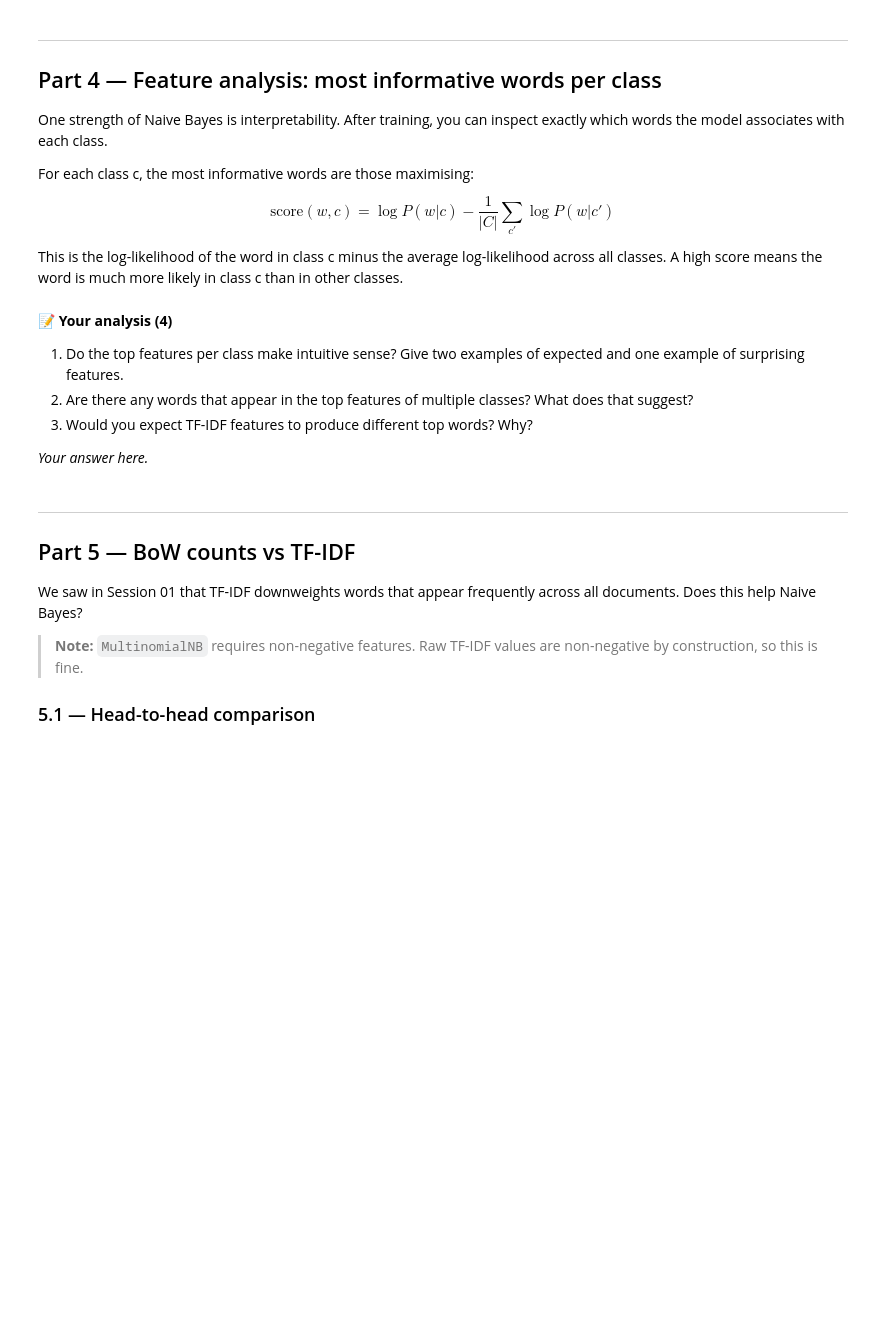
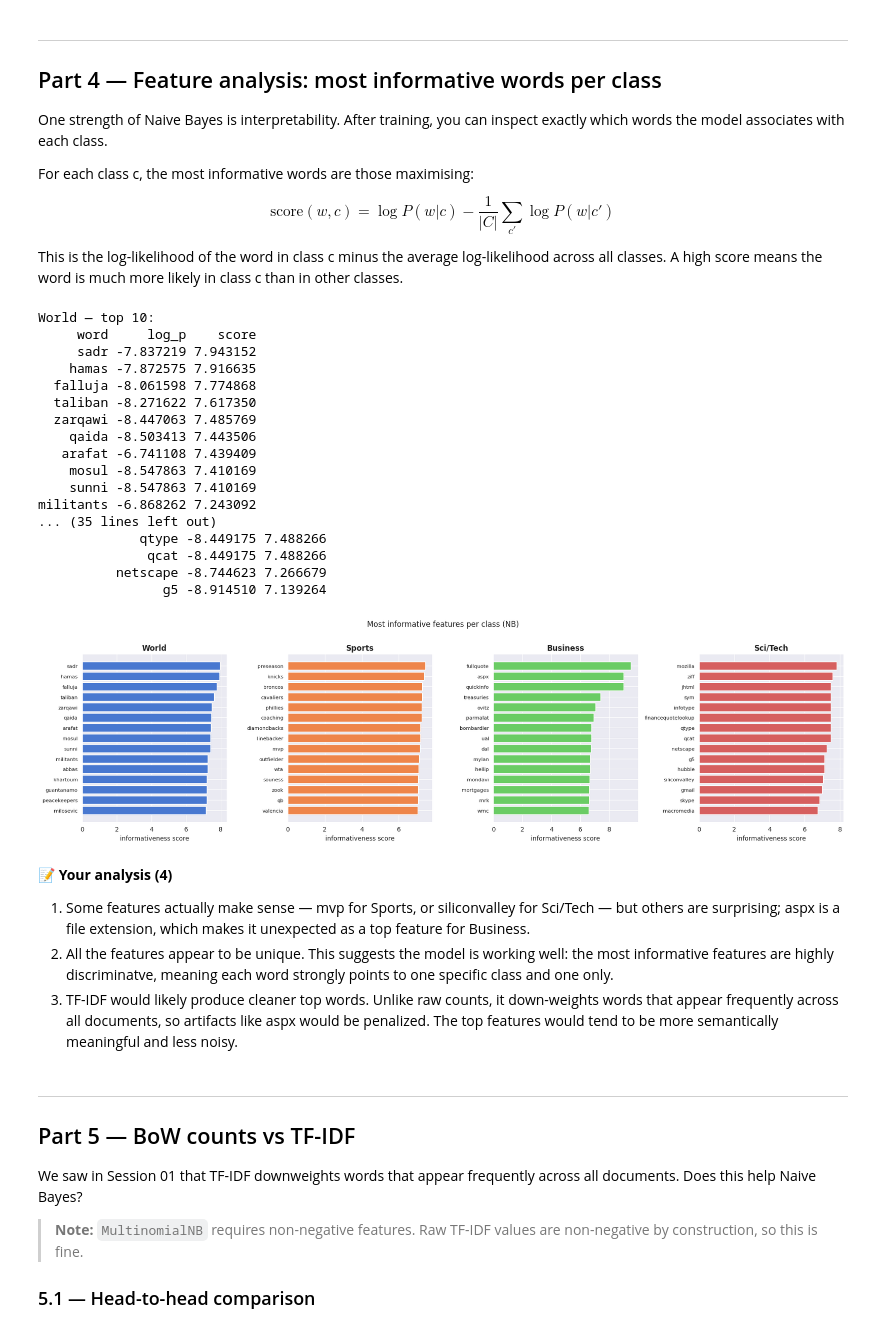
Before and after one commit to simonnaulet/NLP-Course, a Jupyter notebook: src/tp03_classical_models/tp03a_naive_bayes.ipynb, the cells around one changed output. Cells and saved outputs as stored; diff of their text form; code cells hidden in the pictures; blank space fills up the shorter version.

```diff
--- a/src/tp03_classical_models/tp03a_naive_bayes.ipynb
+++ b/src/tp03_classical_models/tp03a_naive_bayes.ipynb
@@ -469,6 +468,7 @@ def build_nb_pipeline(
     alpha: float = 1.0,
     vectorizer: str = "count",
     max_features: int | None = 50_000,
+    ngram_range: tuple[int, int] = (1, 1),
 ) -> Pipeline:
     """Build a sklearn Pipeline: vectoriser → MultinomialNB.
 
@@ -480,6 +480,8 @@ def build_nb_pipeline(
         Which vectoriser to use.
     max_features : int or None
         Maximum vocabulary size. None means no limit.
+    ngram_range : tuple[int, int]
+        (min_n, max_n) range of n-grams to extract. Default is unigrams only.
 
     Returns
     -------
@@ -495,9 +497,9 @@ def build_nb_pipeline(
         raise ValueError(f"vectorizer must be either count or tfidf, got {vectorizer}")
     nb = MultinomialNB(alpha=alpha)
     vect = (
-            CountVectorizer(max_features=max_features)
+            CountVectorizer(max_features=max_features, ngram_range=ngram_range)
             if vectorizer == "count"
-            else TfidfVectorizer(max_features=max_features)
+            else TfidfVectorizer(max_features=max_features, ngram_range=ngram_range)
     )
     return Pipeline([("vect", vect), ("nb", nb)])
 
@@ -659,7 +661,18 @@ def most_informative_features(
     # YOUR CODE HERE
     # Hint: pipeline[0].get_feature_names_out() gives the vocabulary
     # pipeline[1].feature_log_prob_ has shape (n_classes, vocab_size)
-    raise NotImplementedError
+    vocab = pipeline[0].get_feature_names_out()
+    feature_log_prob = pipeline[1].feature_log_prob_
+    scores = feature_log_prob - feature_log_prob.mean(axis=0)
+    result = {}
+    for i, class_name in enumerate(label_names):
+        df = pd.DataFrame({
+            "word": vocab,
+            "log_p": feature_log_prob[i],
+            "score": scores[i],
+        }).sort_values("score", ascending=False).head(n)
+        result[class_name] = df
+    return result
 
 
 def plot_informative_features(
@@ -674,41 +687,58 @@ def plot_informative_features(
         Output of `most_informative_features`.
     n_plot : int
         Number of features to show per class.
     """
     n_classes = len(features)
     fig, axes = plt.subplots(1, n_classes, figsize=(4.5 * n_classes, 5))
     palette = sns.color_palette("muted", n_classes)
 
     for ax, (name, df), colour in zip(axes, features.items(), palette):
         top = df.head(n_plot)
         ax.barh(top["word"][::-1], top["score"][::-1], color=colour)
         ax.set_title(name, fontweight="bold")
         ax.set_xlabel("informativeness score")
         ax.tick_params(axis="y", labelsize=8)
 
     plt.suptitle("Most informative features per class (NB)", y=1.01)
     plt.tight_layout()
     plt.show()
 
 
 # ── Use the best α from the sweep ─────────────────────────────────────────────
 pipe_best = build_nb_pipeline(alpha=best_alpha, vectorizer="count")
 pipe_best.fit(train_texts, train_labels)
 
 features = most_informative_features(pipe_best, label_names, n=20)
 for name, df in features.items():
     print(f"\n{name} — top 10:")
     print(df.head(10).to_string(index=False))
 
 plot_informative_features(features, n_plot=15)
+# %% [output]
+World — top 10:
+     word     log_p    score
+     sadr -7.837219 7.943152
+    hamas -7.872575 7.916635
+  falluja -8.061598 7.774868
+  taliban -8.271622 7.617350
+  zarqawi -8.447063 7.485769
+    qaida -8.503413 7.443506
+   arafat -6.741108 7.439409
+    mosul -8.547863 7.410169
+    sunni -8.547863 7.410169
+militants -6.868262 7.243092
+... (35 lines left out)
+             qtype -8.449175 7.488266
+              qcat -8.449175 7.488266
+          netscape -8.744623 7.266679
+                g5 -8.914510 7.139264
+[figure, added]
 # %% [markdown]
 📝 **Your analysis (4)**
 
-1. Do the top features per class make intuitive sense? Give two examples of expected and one example of surprising features.
-2. Are there any words that appear in the top features of multiple classes? What does that suggest?
-3. Would you expect TF-IDF features to produce different top words? Why?
-
-*Your answer here.*
+1. Some features actually make sense — mvp for Sports, or siliconvalley for Sci/Tech — but others are surprising; aspx is a file extension, which makes it unexpected as a top feature for Business.
+2. All the features appear to be unique. This suggests the model is working well: the most informative features are highly discriminatve, meaning each word strongly points to one specific class and one only.
+3. TF-IDF would likely produce cleaner top words. Unlike raw counts, it down-weights words that appear frequently across all documents, so artifacts like aspx would be penalized. The top features would tend to be more semantically meaningful and less noisy.
 # %% [markdown]
 ---
 
```
Also changed, not shown: parts of 12 cells of this notebook.
